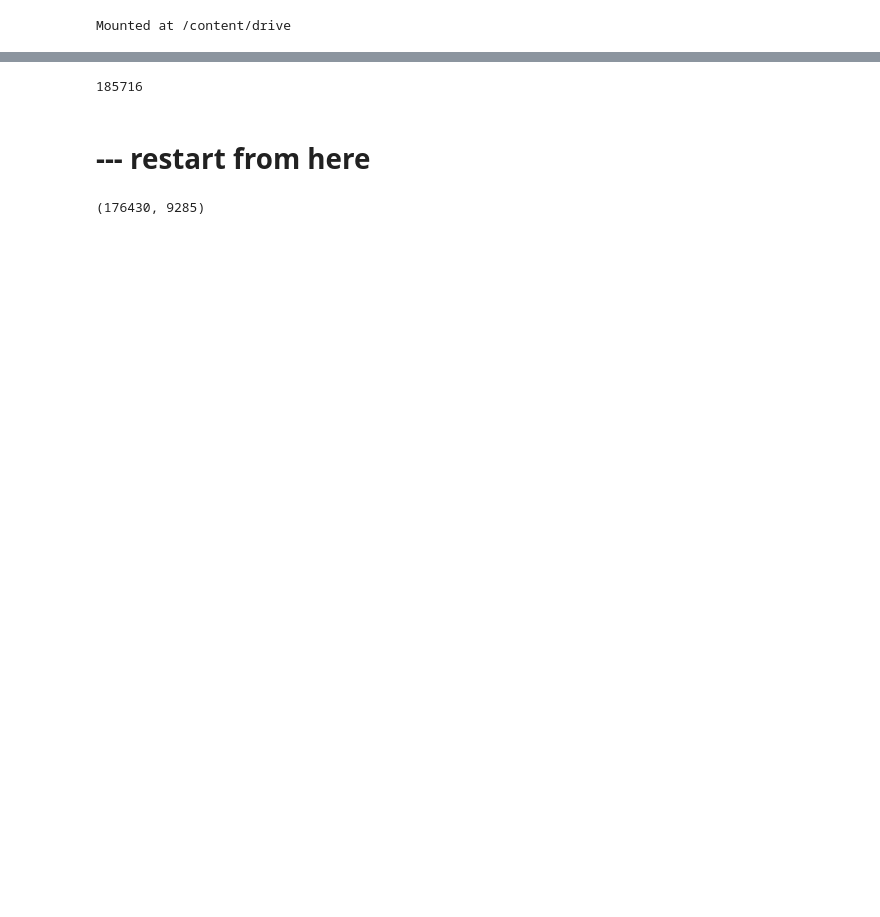
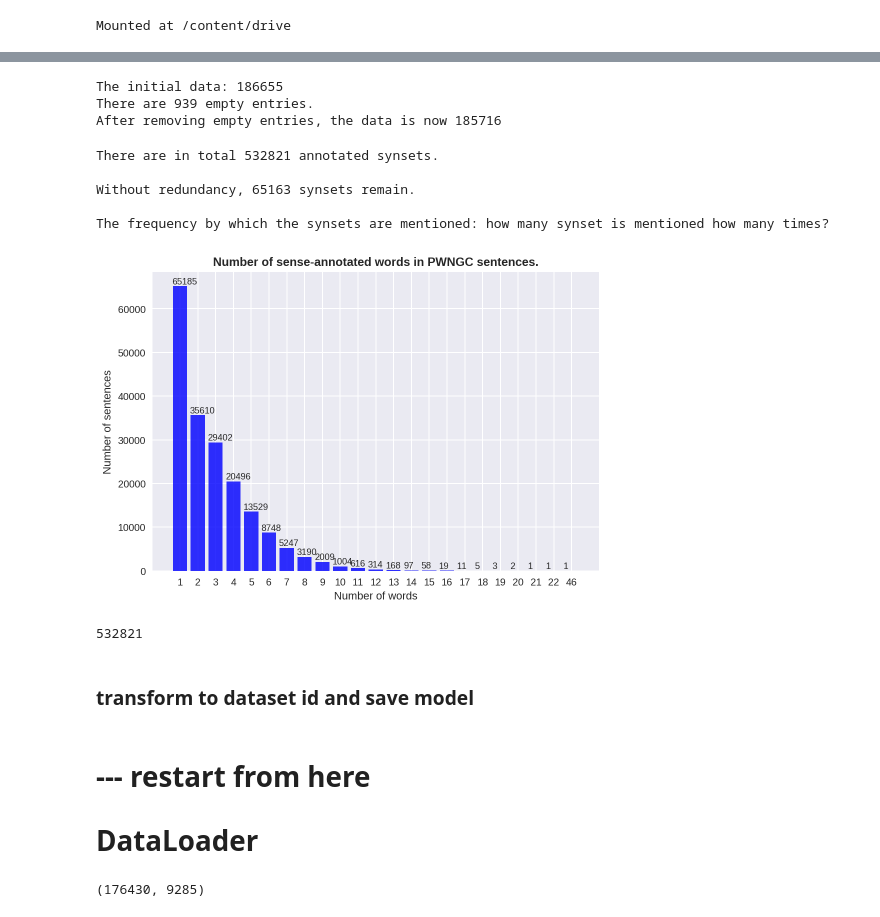
Before and after one commit to MSiba/ColabRepo, a Jupyter notebook: regressor_pwngc_index_based.ipynb, the cells around one changed output, grey strips where cells are left out. Saved outputs shown, nothing was run; the diff lists cells and outputs as text; code cells hidden in the pictures; blank space fills up the shorter version.

```diff
--- a/regressor_pwngc_index_based.ipynb
+++ b/regressor_pwngc_index_based.ipynb
@@ -137,8 +213,7 @@ def to_tensor(string_list):
 def parse_data(file):
     """
     reads the stem word and the spatial tag of each token in the .csv file
-    :param corpus_file:
-    :param datafields:
+    :param file: the csv file for training
     :return: List of training data of the form [[tokenized_sentence-1, spatial_tensors],
                                                 [tokenized_sentence-1, spatial_tensors], ...]
     """
@@ -325,3 +528,3 @@ resources_path + pwngc_path + train_path_pwngc
 # %%
 # # parse training data through path
-data = parse_data(resources_path + pwngc_path + train_path_pwngc)
+data = parse_data(train_path_pwngc)
@@ -343,7 +531,71 @@ data = list(filter(([[], [], [], []]).__ne__, data))
-# %%
-len(data)
-# %% [output]
-185716
+# %%
+print("The initial data: {}".format(len(data)))
+
+# checking if there are empty entries
+empty_entries = 0
+for entry in data:
+  if entry == [[], [], [], []]:
+    empty_entries +=1
+
+print("There are {} empty entries.".format(empty_entries)) # 939
+
+# remove empty entries
+data = list(filter(([[], [], [], []]).__ne__, data))
+
+print("After removing empty entries, the data is now {}".format(len(data)))
+# %% [output]
+The initial data: 186655
+There are 939 empty entries.
+After removing empty entries, the data is now 185716
+# %%
+# count the number of unique synsets and their redundancy
+all_synsets = []
+for i, sentence in enumerate(data):
+  print(sentence)
+  all_synsets += sentence[1]
+print("There are in total {} annotated synsets.".format(len(all_synsets)))
+print()
+print("Without redundancy, {} synsets remain.".format(len(set(all_synsets))))
+print()
+print("The frequency by which the synsets are mentioned: how many synset is mentioned how many times?")
+# %% [output]
+There are in total 532821 annotated synsets.
+
+Without redundancy, 65163 synsets remain.
+
+The frequency by which the synsets are mentioned: how many synset is mentioned how many times?
+# %%
+# count the number of words in the sentences
+nb_words_sent = []
+for i in range(len(data)):
+  nb_words_sent.append(len(data[i][0]))
+nb_words_sent
+# %%
+labels, counts = np.unique(nb_words_sent, return_counts=True)
+ticks = range(len(counts))
+plt.bar(ticks,counts, align='center', color='b', alpha=0.81)
+for index, data in enumerate(counts):
+    plt.text(x=index-0.45 , y =data+500 , s=f"{data}" , fontdict=dict(fontsize=9))
+#plt.tight_layout()
+plt.title('Number of sense-annotated words in PWNGC sentences.', fontweight='bold')
+plt.xlabel('Number of words')#, fontweight='bold')
+plt.ylabel('Number of sentences')#, fontweight='bold')
+plt.style.use('seaborn-bright')
+# plt.rcParams["figure.facecolor"] = "w"
+
+plt.xticks(ticks, labels)
+
+plt.savefig(resources_path + '/' + pwngc_path + '/pwngc_word_per_sentence.svg', format='svg')
+
+# files.download(resources_path + pwngc_path + '/pwngc_word_per_sentence.png')
+# %% [output]
+[figure, added]
+# %%
+np.sum(nb_words_sent)
+# %% [output]
+532821
+# %% [markdown]
+### transform to dataset id and save model
 # %%
 datasetID = data_id(data)
 # %%
@@ -354,3 +606,4 @@ torch.save(datasetID, resources_path + pwngc_path + "/indexed_pwngc_id.pt")
 # %% [markdown]
 # --- restart from here
+# DataLoader
 # %%
```
Also changed, not shown: parts of 132 cells of this notebook.
